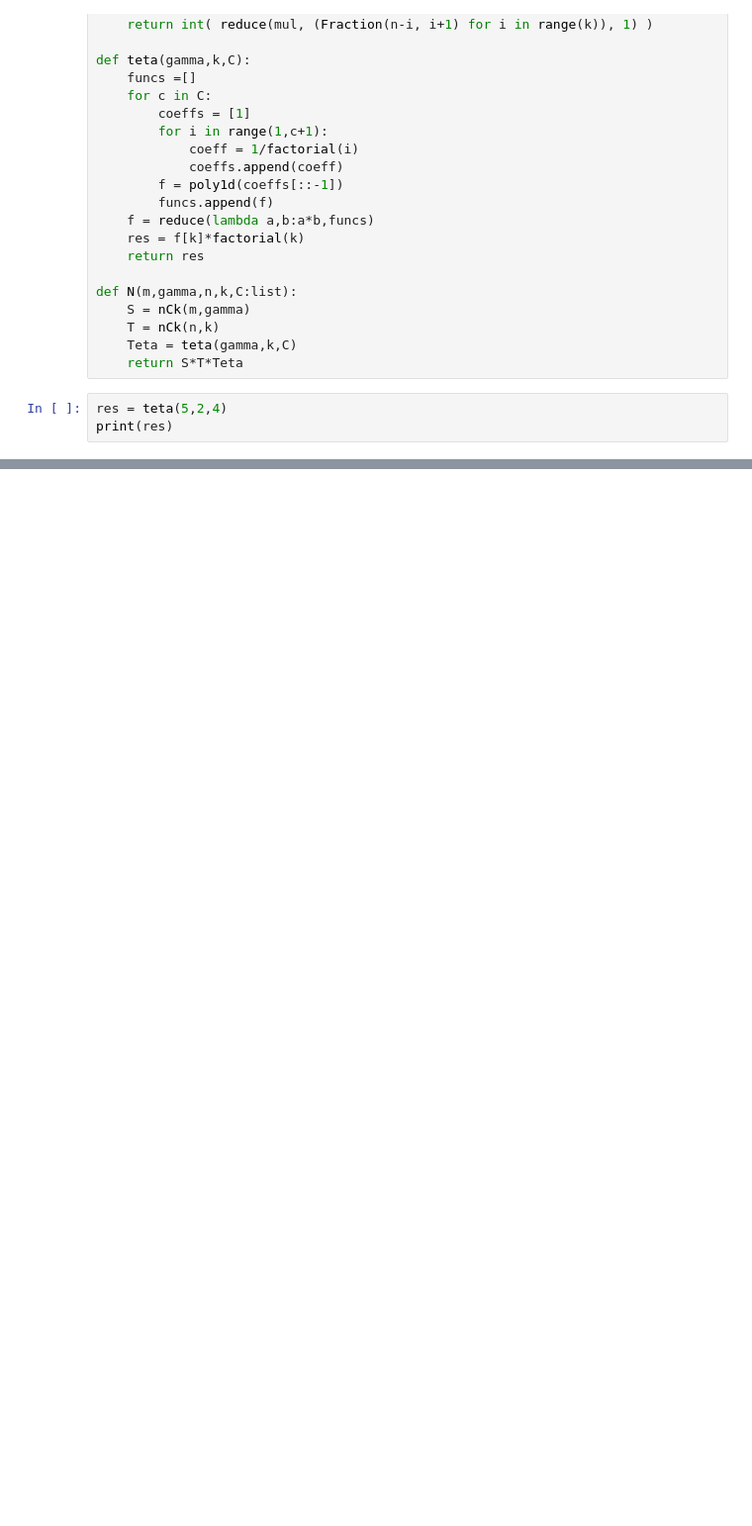
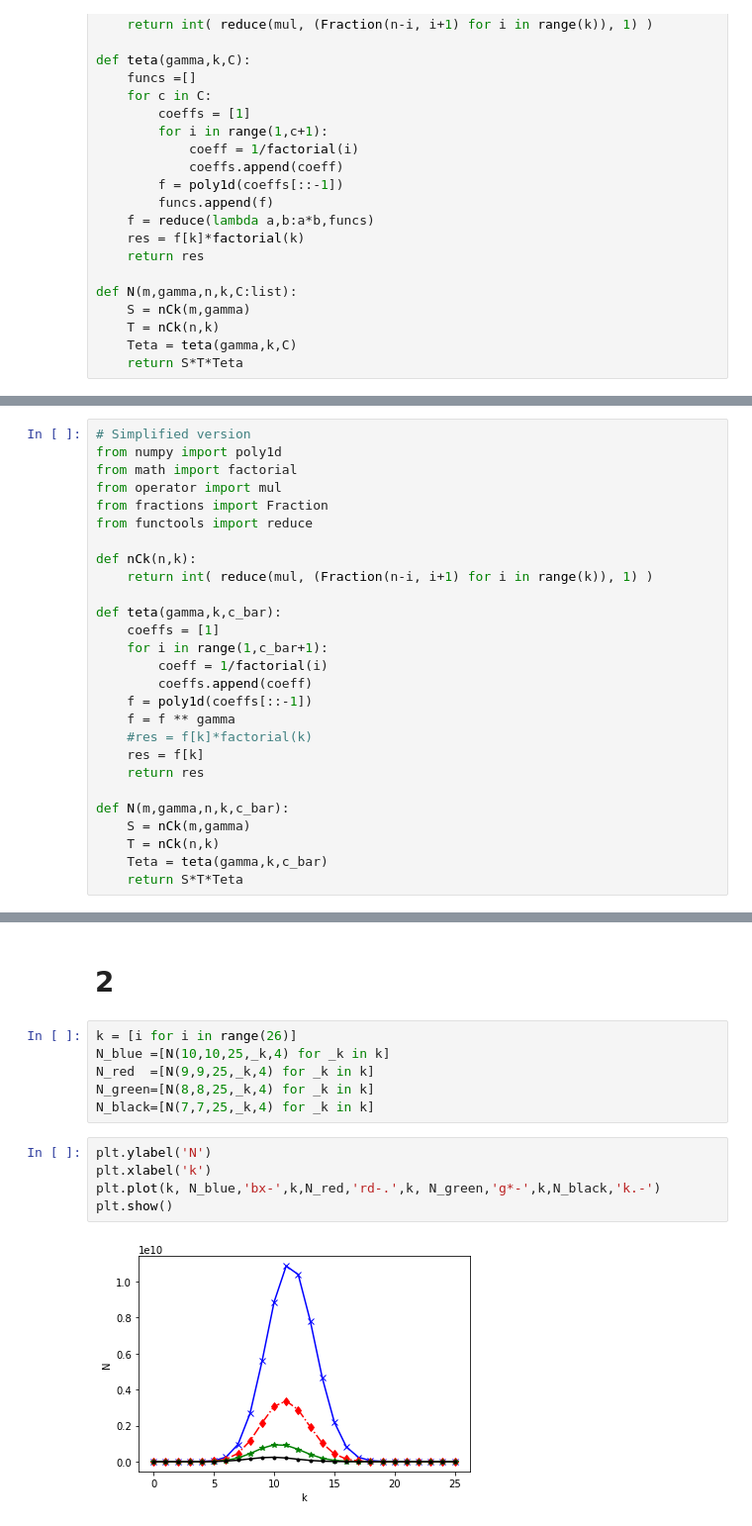
Before and after one commit to hanaforoosh/Incentive, a Jupyter notebook: 5bcd.ipynb, the cells around one changed output, grey strips where cells are left out. Shown at 99% size. Saved outputs shown, nothing was run; the diff lists cells and outputs as text; blank space fills up the shorter version.

```diff
--- a/5bcd.ipynb
+++ b/5bcd.ipynb
@@ -53,6 +27,3 @@ def N(m,gamma,n,k,C:list):
     T = nCk(n,k)
     Teta = teta(gamma,k,C)
     return S*T*Teta
-# %%
-res = teta(5,2,4)
-print(res)
@@ -62,0 +30,27 @@ f[1]
+# %%
+# Simplified version
+from numpy import poly1d
+from math import factorial
+from operator import mul
+from fractions import Fraction
+from functools import reduce
+
+def nCk(n,k):
+    return int( reduce(mul, (Fraction(n-i, i+1) for i in range(k)), 1) )
+
+def teta(gamma,k,c_bar):
+    coeffs = [1]
+    for i in range(1,c_bar+1):
+        coeff = 1/factorial(i)
+        coeffs.append(coeff)
+    f = poly1d(coeffs[::-1])
+    f = f ** gamma
+    #res = f[k]*factorial(k)
+    res = f[k]
+    return res
+
+def N(m,gamma,n,k,c_bar):
+    S = nCk(m,gamma)
+    T = nCk(n,k)
+    Teta = teta(gamma,k,c_bar)
+    return S*T*Teta
@@ -62,0 +69,15 @@ f[1]
+# %% [markdown]
+# 2
+# %%
+k = [i for i in range(26)]
+N_blue =[N(10,10,25,_k,4) for _k in k]
+N_red  =[N(9,9,25,_k,4) for _k in k]
+N_green=[N(8,8,25,_k,4) for _k in k]
+N_black=[N(7,7,25,_k,4) for _k in k]
+# %%
+plt.ylabel('N')
+plt.xlabel('k')
+plt.plot(k, N_blue,'bx-',k,N_red,'rd-.',k, N_green,'g*-',k,N_black,'k.-')
+plt.show()
+# %% [output]
+[figure, added]
```
Also changed, not shown: parts of 13 cells of this notebook.
